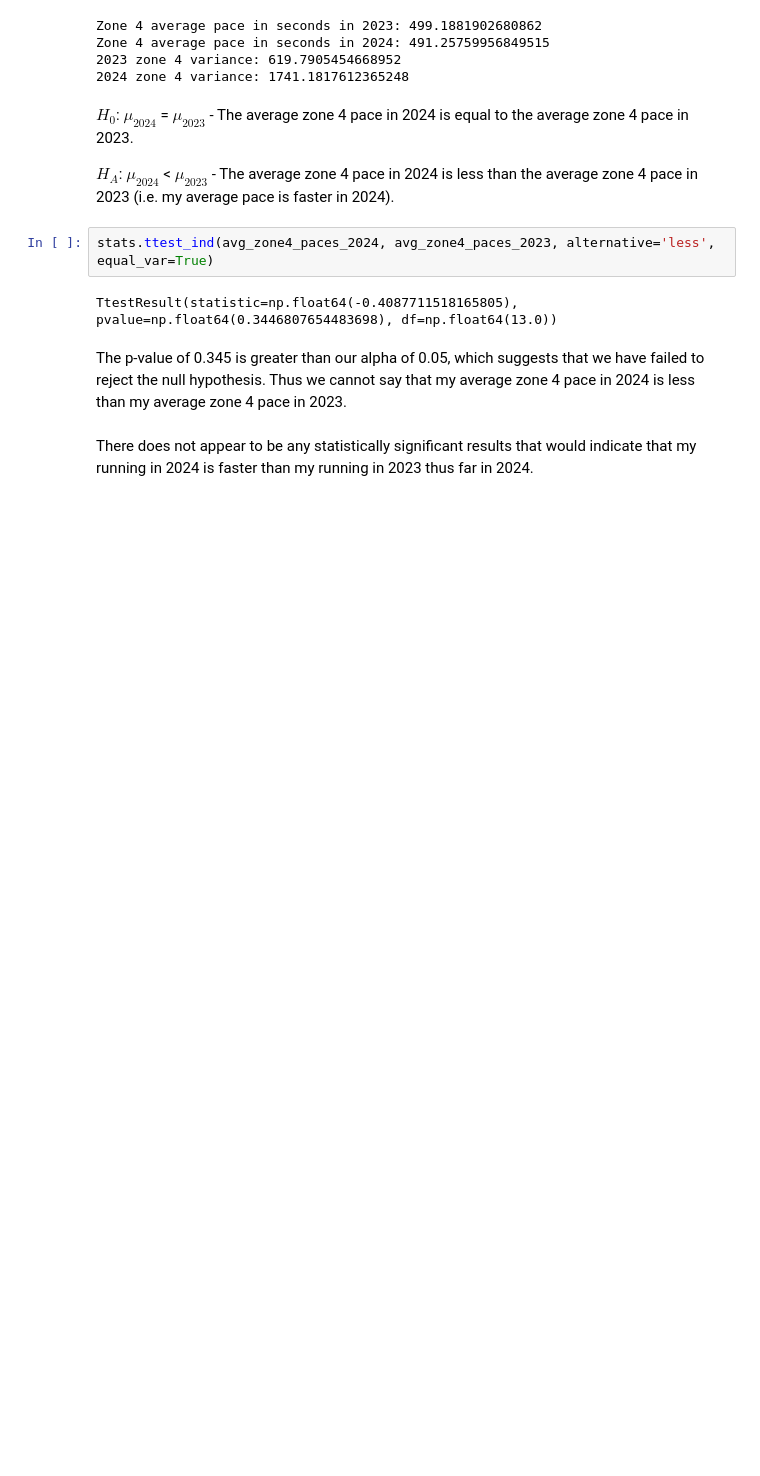
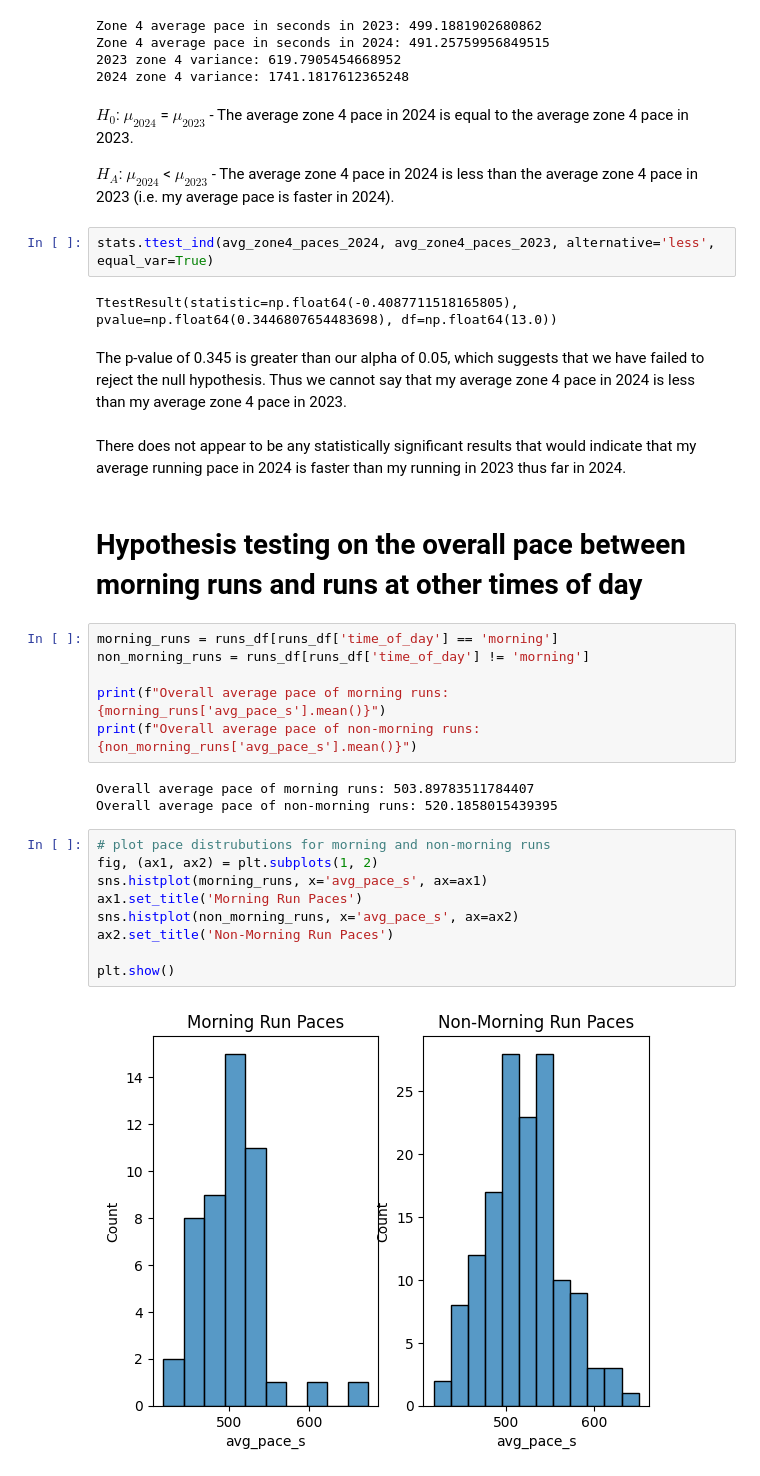
Before and after one commit to CodyT21/running_data, a Jupyter notebook: hypothesis_testing.ipynb, the cells around one changed output. Cells and saved outputs as stored; diff of their text form; blank space fills up the shorter version.

Commit message:
Performed hypothesis testing on the average pace of morning runs compared to runs at other times of day.

```diff
--- a/hypothesis_testing.ipynb
+++ b/hypothesis_testing.ipynb
@@ -135,4 +139,26 @@ TtestResult(statistic=np.float64(-0.4087711518165805), pvalue=np.float64(0.34468
 # %% [markdown]
 The p-value of 0.345 is greater than our alpha of 0.05, which suggests that we have failed to reject the null hypothesis. Thus we cannot say that my average zone 4 pace in 2024 is less than my average zone 4 pace in 2023.
 # %% [markdown]
-There does not appear to be any statistically significant results that would indicate that my running in 2024 is faster than my running in 2023 thus far in 2024.
+There does not appear to be any statistically significant results that would indicate that my average running pace in 2024 is faster than my running in 2023 thus far in 2024.
+# %% [markdown]
+# Hypothesis testing on the overall pace between morning runs and runs at other times of day
+# %%
+morning_runs = runs_df[runs_df['time_of_day'] == 'morning']
+non_morning_runs = runs_df[runs_df['time_of_day'] != 'morning']
+
+print(f"Overall average pace of morning runs: {morning_runs['avg_pace_s'].mean()}")
+print(f"Overall average pace of non-morning runs: {non_morning_runs['avg_pace_s'].mean()}")
+# %% [output]
+Overall average pace of morning runs: 503.89783511784407
+Overall average pace of non-morning runs: 520.1858015439395
+# %%
+# plot pace distrubutions for morning and non-morning runs
+fig, (ax1, ax2) = plt.subplots(1, 2)
+sns.histplot(morning_runs, x='avg_pace_s', ax=ax1)
+ax1.set_title('Morning Run Paces')
+sns.histplot(non_morning_runs, x='avg_pace_s', ax=ax2)
+ax2.set_title('Non-Morning Run Paces')
+
+plt.show()
+# %% [output]
+[figure, added]
```
Also changed, not shown: parts of 13 cells of this notebook.
